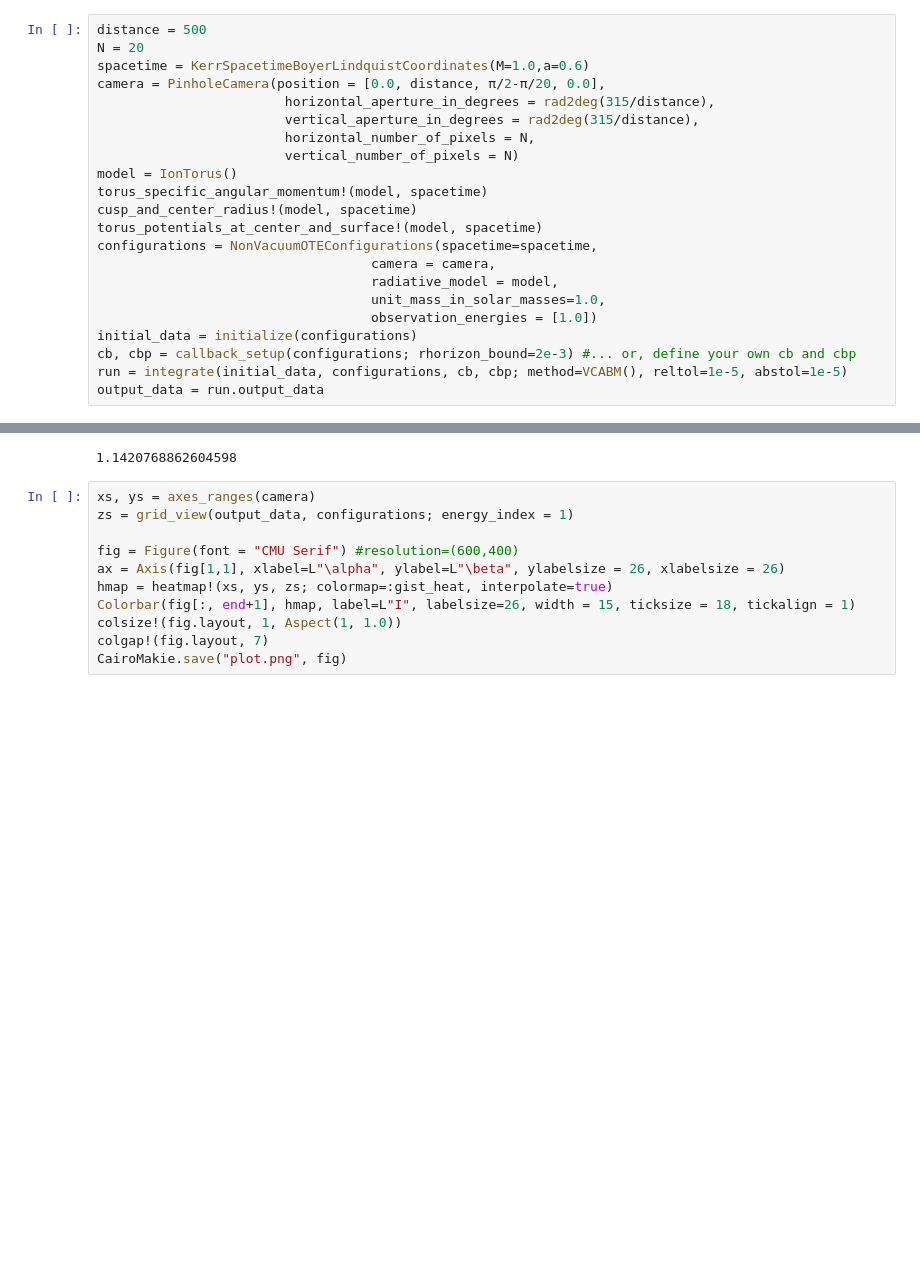
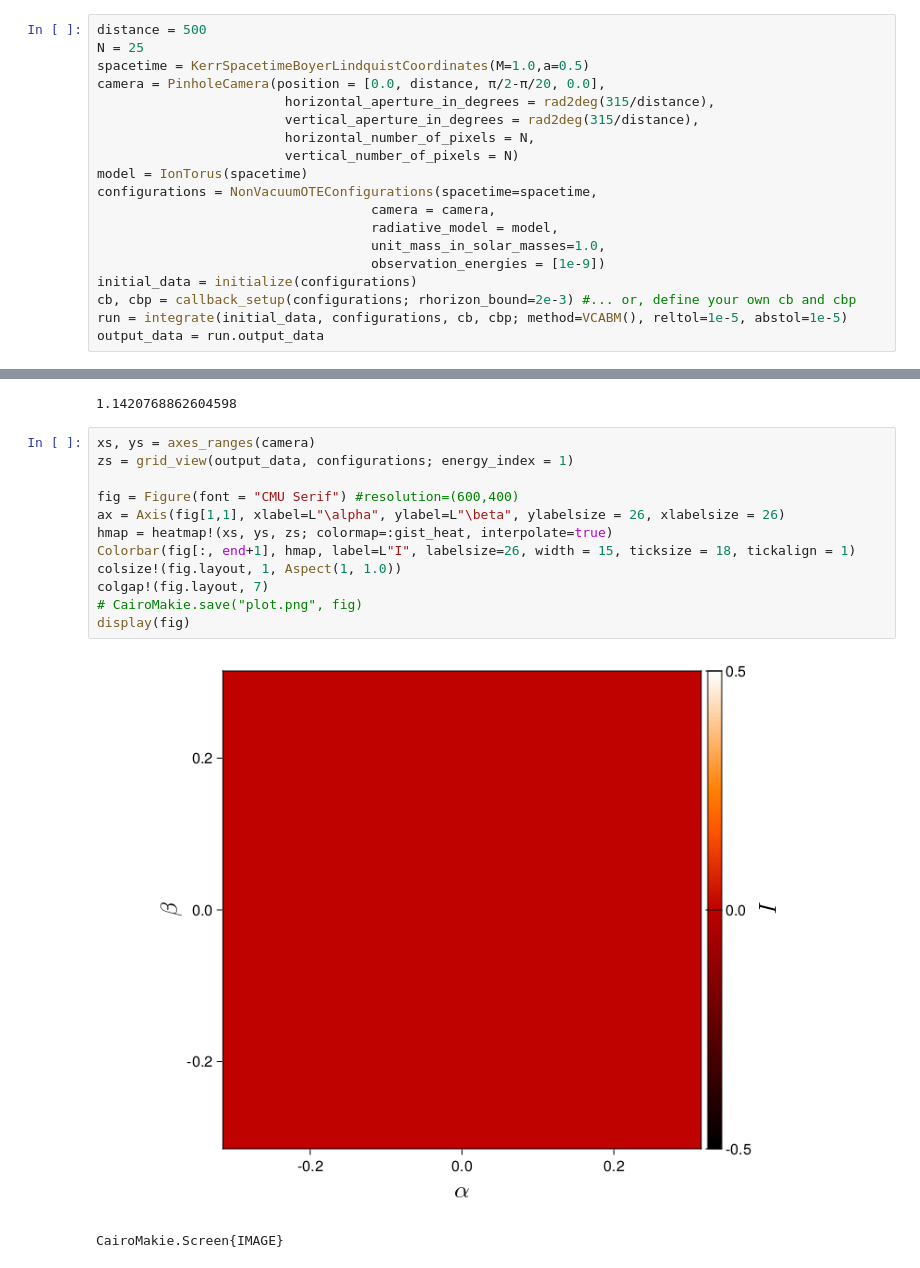
Before and after one commit to joaquinpelle/Skylight.jl, a Jupyter notebook: run/iontorus.ipynb, the cells around one changed output, grey strips where cells are left out. Cells and saved outputs as stored; diff of their text form; blank space fills up the shorter version.

Commit message:
Add ion torus from spacetime

```diff
--- a/run/iontorus.ipynb
+++ b/run/iontorus.ipynb
@@ -8,22 +8,19 @@ using CairoMakie
   Activating project at `~/repos/Skylight.jl/run/Dev`
 # %%
 distance = 500
-N = 20
-spacetime = KerrSpacetimeBoyerLindquistCoordinates(M=1.0,a=0.6)
+N = 25
+spacetime = KerrSpacetimeBoyerLindquistCoordinates(M=1.0,a=0.5)
 camera = PinholeCamera(position = [0.0, distance, π/2-π/20, 0.0],
                         horizontal_aperture_in_degrees = rad2deg(315/distance),
                         vertical_aperture_in_degrees = rad2deg(315/distance),
                         horizontal_number_of_pixels = N,
                         vertical_number_of_pixels = N)
-model = IonTorus()
-torus_specific_angular_momentum!(model, spacetime)
-cusp_and_center_radius!(model, spacetime)
-torus_potentials_at_center_and_surface!(model, spacetime)
+model = IonTorus(spacetime)
 configurations = NonVacuumOTEConfigurations(spacetime=spacetime,
                                    camera = camera,
                                    radiative_model = model,
                                    unit_mass_in_solar_masses=1.0,
-                                   observation_energies = [1.0])
+                                   observation_energies = [1e-9])
 initial_data = initialize(configurations)
 cb, cbp = callback_setup(configurations; rhorizon_bound=2e-3) #... or, define your own cb and cbp
 run = integrate(initial_data, configurations, cb, cbp; method=VCABM(), reltol=1e-5, abstol=1e-5)
@@ -114,11 +101,15 @@ Skylight.scalar_product(v,k,g)
 # %%
 xs, ys = axes_ranges(camera)
 zs = grid_view(output_data, configurations; energy_index = 1)
 
 fig = Figure(font = "CMU Serif") #resolution=(600,400)
 ax = Axis(fig[1,1], xlabel=L"\alpha", ylabel=L"\beta", ylabelsize = 26, xlabelsize = 26)
 hmap = heatmap!(xs, ys, zs; colormap=:gist_heat, interpolate=true)
 Colorbar(fig[:, end+1], hmap, label=L"I", labelsize=26, width = 15, ticksize = 18, tickalign = 1)
 colsize!(fig.layout, 1, Aspect(1, 1.0))
 colgap!(fig.layout, 7)
-CairoMakie.save("plot.png", fig)
+# CairoMakie.save("plot.png", fig)
+display(fig)
+# %% [output]
+[figure, added]
+CairoMakie.Screen{IMAGE}
```
Also changed, not shown: parts of 1 cell of this notebook, 1 other file.
